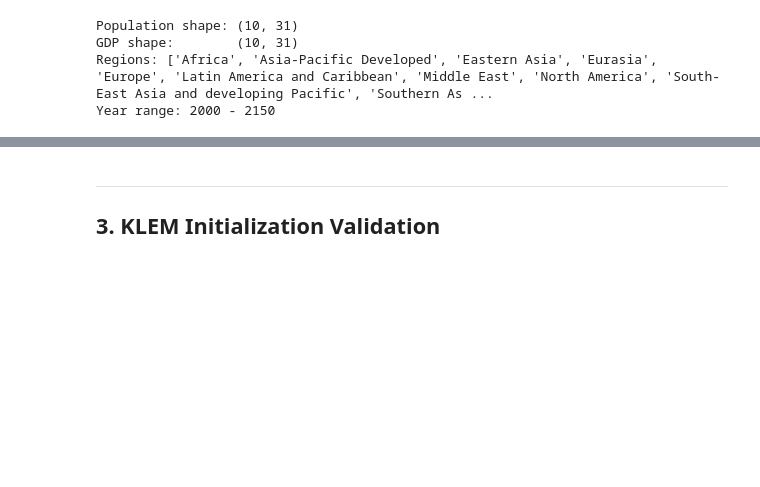
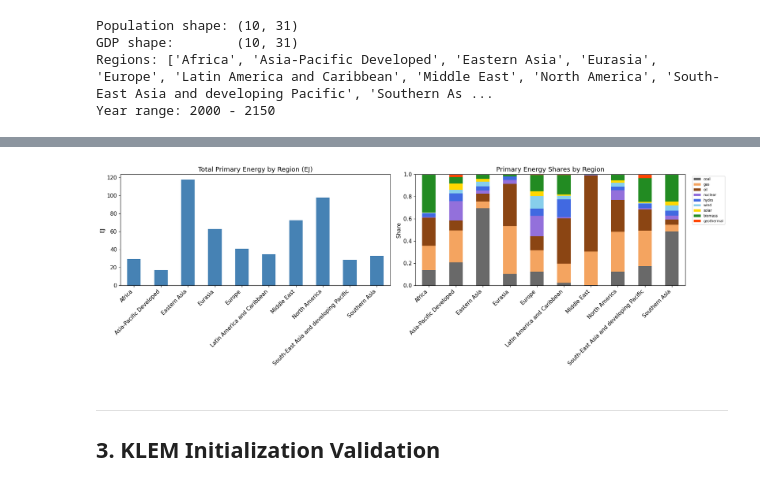
Before and after one commit to hyuntaechoi634/ghim-energy-module, a Jupyter notebook: notebooks/klem_validation.ipynb, the cells around one changed output, grey strips where cells are left out. Drawn from its saved outputs; the diff is of its cells as text; code cells hidden in the pictures; blank space fills up the shorter version.

```diff
--- a/notebooks/klem_validation.ipynb
+++ b/notebooks/klem_validation.ipynb
@@ -143,3 +231,35 @@ display(pe_df.round(2))
+# %%
+# Primary energy by region — total bar + shares stacked bar
+ENERGY_COLORS = {
+    "coal": "dimgray", "gas": "sandybrown", "oil": "saddlebrown",
+    "nuclear": "mediumpurple", "hydro": "royalblue", "wind": "skyblue",
+    "solar": "gold", "biomass": "forestgreen", "geothermal": "orangered",
+}
+
+pe_plot = pd.DataFrame(DEFAULT_PRIMARY_ENERGY).T.reindex(R10_REGIONS).fillna(0)
+fuel_order = [f for f in ENERGY_COLORS if f in pe_plot.columns]
+pe_plot = pe_plot[fuel_order]
+
+fig, axes = plt.subplots(1, 2, figsize=(18, 6))
+
+# Total primary energy by region
+pe_plot.sum(axis=1).plot.bar(ax=axes[0], color="steelblue")
+axes[0].set_title("Total Primary Energy by Region (EJ)")
+axes[0].set_ylabel("EJ")
+axes[0].set_xticklabels(axes[0].get_xticklabels(), rotation=45, ha="right")
+
+# Relative shares (normalized to sum=1)
+pe_shares = pe_plot.div(pe_plot.sum(axis=1), axis=0)
+pe_shares.plot.bar(stacked=True, ax=axes[1], color=[ENERGY_COLORS[f] for f in fuel_order])
+axes[1].set_title("Primary Energy Shares by Region")
+axes[1].set_ylabel("Share")
+axes[1].legend(fontsize=7, bbox_to_anchor=(1.02, 1), loc="upper left")
+axes[1].set_xticklabels(axes[1].get_xticklabels(), rotation=45, ha="right")
+
+plt.tight_layout()
+plt.show()
+# %% [output]
+[figure, added]
 # %% [markdown]
 ---
 ## 3. KLEM Initialization Validation
```
Also changed, not shown: parts of 44 cells of this notebook.
